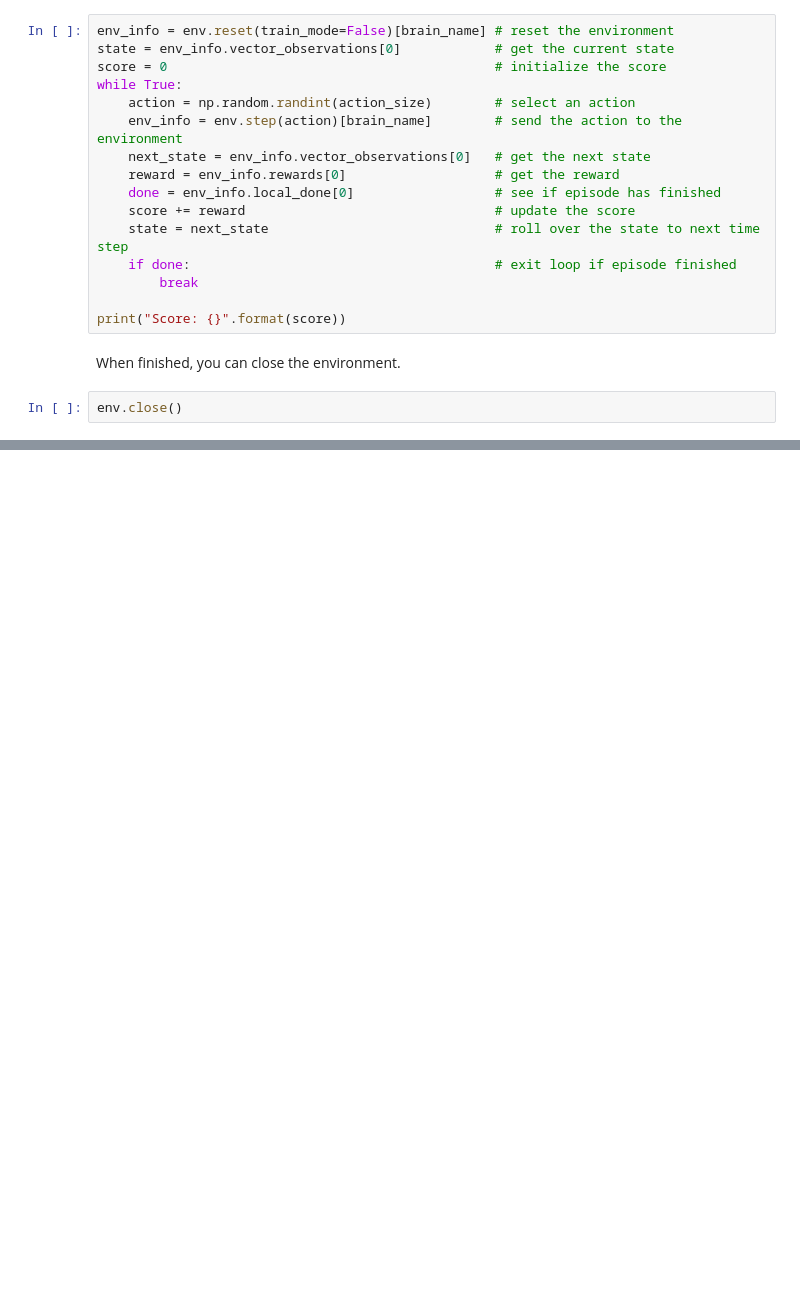
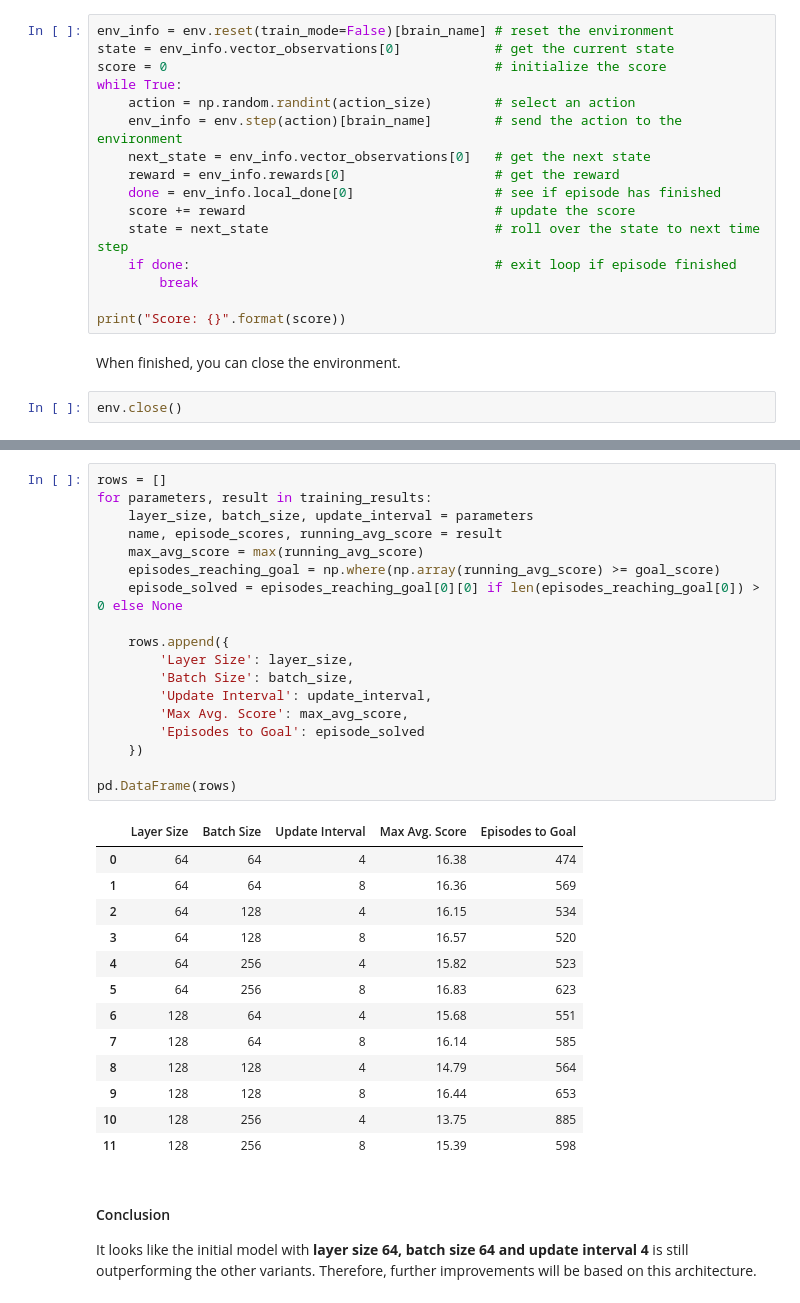
Before and after one commit to tkober/drlnd-project-1, a Jupyter notebook: Navigation.ipynb, the cells around one changed output, grey strips where cells are left out. Cells and saved outputs as stored; diff of their text form; blank space fills up the shorter version.

```diff
--- a/Navigation.ipynb
+++ b/Navigation.ipynb
@@ -192,0 +266,37 @@ env.close()
+# %%
+rows = []
+for parameters, result in training_results:
+    layer_size, batch_size, update_interval = parameters
+    name, episode_scores, running_avg_score = result
+    max_avg_score = max(running_avg_score)
+    episodes_reaching_goal = np.where(np.array(running_avg_score) >= goal_score)
+    episode_solved = episodes_reaching_goal[0][0] if len(episodes_reaching_goal[0]) > 0 else None
+
+    rows.append({
+        'Layer Size': layer_size,
+        'Batch Size': batch_size,
+        'Update Interval': update_interval,
+        'Max Avg. Score': max_avg_score,
+        'Episodes to Goal': episode_solved
+    })
+
+pd.DataFrame(rows)
+# %% [output]
+|  | Layer Size | Batch Size | Update Interval | Max Avg. Score | Episodes to Goal |
+| 0 | 64 | 64 | 4 | 16.38 | 474 |
+| 1 | 64 | 64 | 8 | 16.36 | 569 |
+| 2 | 64 | 128 | 4 | 16.15 | 534 |
+| 3 | 64 | 128 | 8 | 16.57 | 520 |
+| 4 | 64 | 256 | 4 | 15.82 | 523 |
+| 5 | 64 | 256 | 8 | 16.83 | 623 |
+| 6 | 128 | 64 | 4 | 15.68 | 551 |
+| 7 | 128 | 64 | 8 | 16.14 | 585 |
+| 8 | 128 | 128 | 4 | 14.79 | 564 |
+| 9 | 128 | 128 | 8 | 16.44 | 653 |
+| 10 | 128 | 256 | 4 | 13.75 | 885 |
+| 11 | 128 | 256 | 8 | 15.39 | 598 |
+# %% [markdown]
+#### Conclusion
+
+It looks like the initial model with **layer size 64, batch size 64 and update interval 4** is still outperforming the other variants.
+Therefore, further improvements will be based on this architecture.
```
Also changed, not shown: parts of 11 cells of this notebook, 19 other files.
